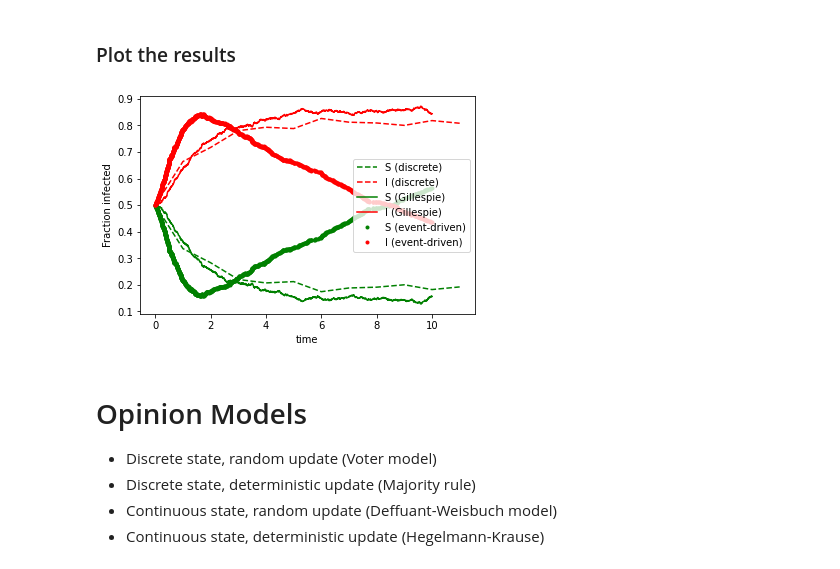
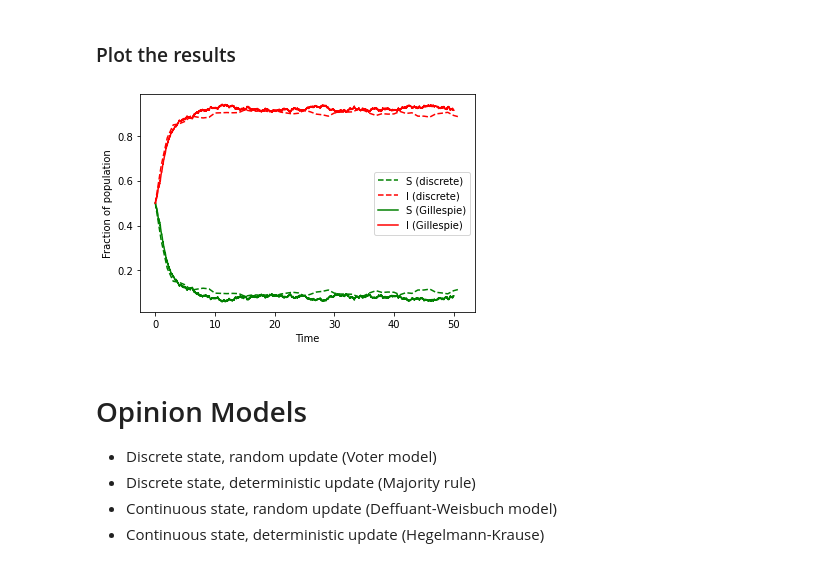
Before and after one commit to nwlandry/hypercontagion, a Jupyter notebook: demos/Library-Demo.ipynb, the cells around one changed output. Saved outputs shown, nothing was run; the diff lists cells and outputs as text; code cells hidden in the pictures.

```diff
--- a/demos/Library-Demo.ipynb
+++ b/demos/Library-Demo.ipynb
@@ -26,7 +26,7 @@ H = xgi.chung_lu_hypergraph(k1, k2)
 * $\mathbf{\beta}$ is the infection rate for each hyperedge size (keys are the hyperedge size and the value is the infection rate)
 # %%
 initial_size = 100
-gamma = 0.1
+gamma = 0.05
 tau = {i: 0.1 for i in xgi.unique_edge_sizes(H)}
 # %% [markdown]
 ## Run an SIR simulation on hypergraphs
@@ -73,25 +75,28 @@ plt.show()
 * First simulation is is with discrete time steps (DTMC)
 * Second simulation is the Gillespie algorithm (CTMC)
 # %%
-t1, S1, I1 = hc.discrete_SIS(H, tau, gamma, tmin=0, tmax=10, dt=1, rho=0.5)
-t2, S2, I2 = hc.Gillespie_SIS(H, tau, gamma, tmin=0, tmax=10, rho=0.5)
-t3, S3, I3 = hc.event_driven_SIS(H, tau, gamma, tmin=0, tmax=10, rho=0.5)
+tmax = 50
+t1, S1, I1 = hc.discrete_SIS(H, tau, gamma, tmin=0, tmax=50, dt=1, rho=0.5)
+t2, S2, I2 = hc.Gillespie_SIS(H, tau, gamma, tmin=0, tmax=50, rho=0.5)
+t3, S3, I3 = hc.event_driven_SIS(H, tau, gamma, tmin=0, tmax=50, rho=0.5)
 # %% [markdown]
 ### Plot the results
 # %%
 plt.figure()
 plt.plot(t1, S1/n, 'g--', label="S (discrete)")
 plt.plot(t1, I1/n, 'r--', label="I (discrete)")
 plt.plot(t2, S2/n, 'g-', label="S (Gillespie)")
 plt.plot(t2, I2/n, 'r-', label="I (Gillespie)")
-plt.plot(t3, S3/n, 'g.', label="S (event-driven)")
-plt.plot(t3, I3/n, 'r.', label="I (event-driven)")
+# plt.plot(t3, S3/n, 'g.', label="S (event-driven)")
+# plt.plot(t3, I3/n, 'r.', label="I (event-driven)")
 plt.legend()
-plt.xlabel('time')
-plt.ylabel('Fraction infected')
+plt.xlabel('Time')
+plt.ylabel('Fraction of population')
+plt.savefig("../Figures/SIS_comparison.pdf", dpi=1000)
+plt.savefig("../Figures/SIS_comparison.png", dpi=1000)
 plt.show()
 # %% [output]
-[figure, old version]
+[figure, new version]
 # %% [markdown]
 # Opinion Models
 * Discrete state, random update (Voter model)
```
Also changed, not shown: parts of 7 cells of this notebook, 16 other files.
